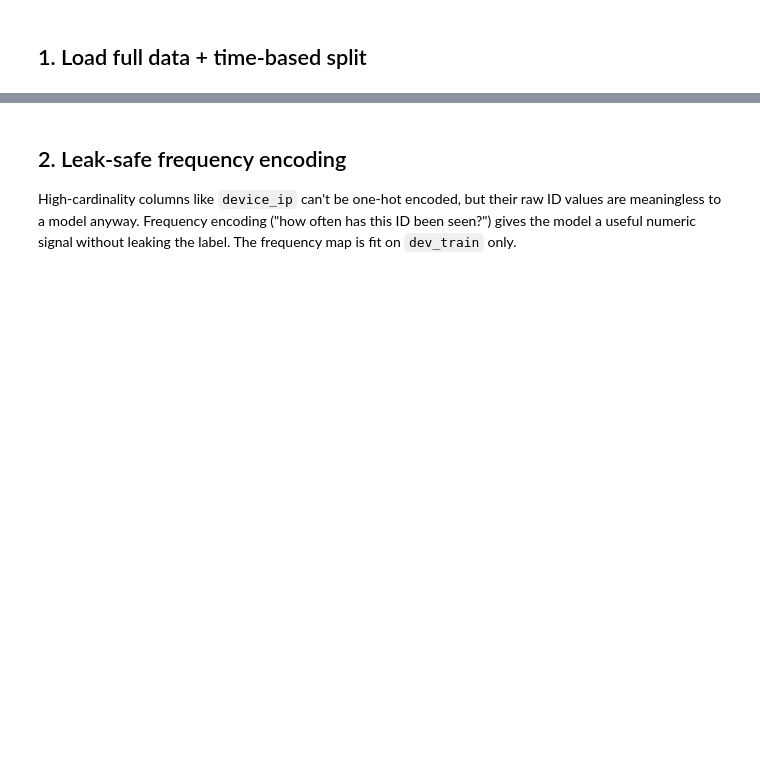
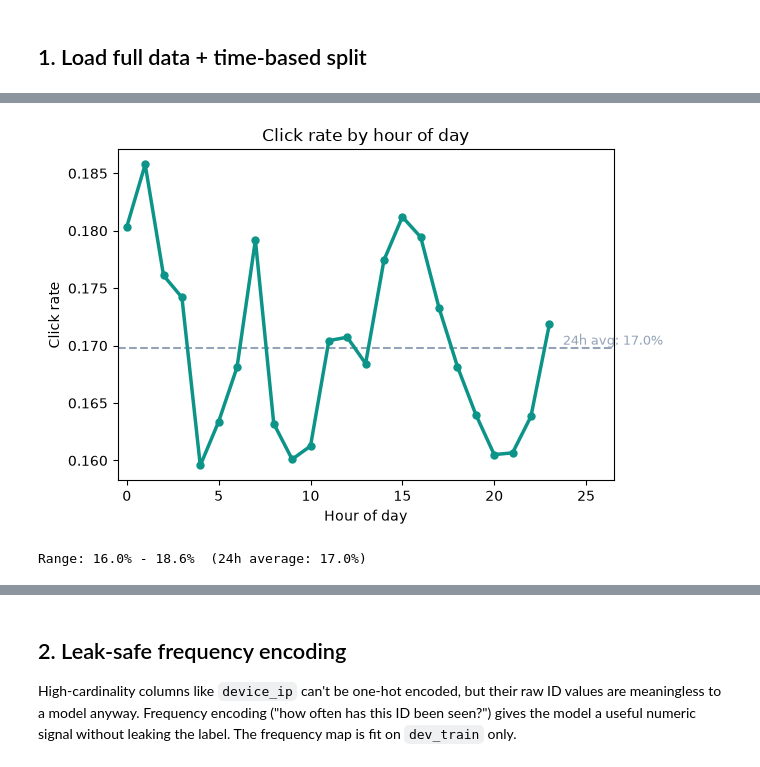
Before and after one commit to cheauyuin/m3-ml-s4-predicting-ad-ctr, a Jupyter notebook: notebooks/full_pipeline.ipynb, the cells around one changed output, grey strips where cells are left out. Cells and saved outputs as stored; diff of their text form; code cells hidden in the pictures; blank space fills up the shorter version.

```diff
--- a/notebooks/full_pipeline.ipynb
+++ b/notebooks/full_pipeline.ipynb
@@ -72,0 +90,18 @@ Name: click, dtype: float64
+# %%
+ctr_by_hour = df.groupby('hour_of_day')['click'].mean()
+overall_ctr = df['click'].mean()
+
+fig, ax = plt.subplots(figsize=(6.4, 4.3))
+ax.axhline(overall_ctr, color='#94a3b8', linestyle='--', linewidth=1.5)
+ax.text(23.3, overall_ctr, f'  24h avg: {overall_ctr:.1%}', va='bottom', ha='left', fontsize=9.5, color='#94a3b8')
+ax.plot(ctr_by_hour.index, ctr_by_hour.values, marker='o', color='#0d9488', linewidth=2.5, markersize=5)
+ax.set_xlabel('Hour of day')
+ax.set_ylabel('Click rate')
+ax.set_title('Click rate by hour of day')
+ax.set_xlim(-0.5, 26.5)
+plt.show()
+
+print(f'Range: {ctr_by_hour.min():.1%} - {ctr_by_hour.max():.1%}  (24h average: {overall_ctr:.1%})')
+# %% [output]
+[figure, added]
+Range: 16.0% - 18.6%  (24h average: 17.0%)
```
Also changed, not shown: parts of 8 cells of this notebook, 4 other files.
